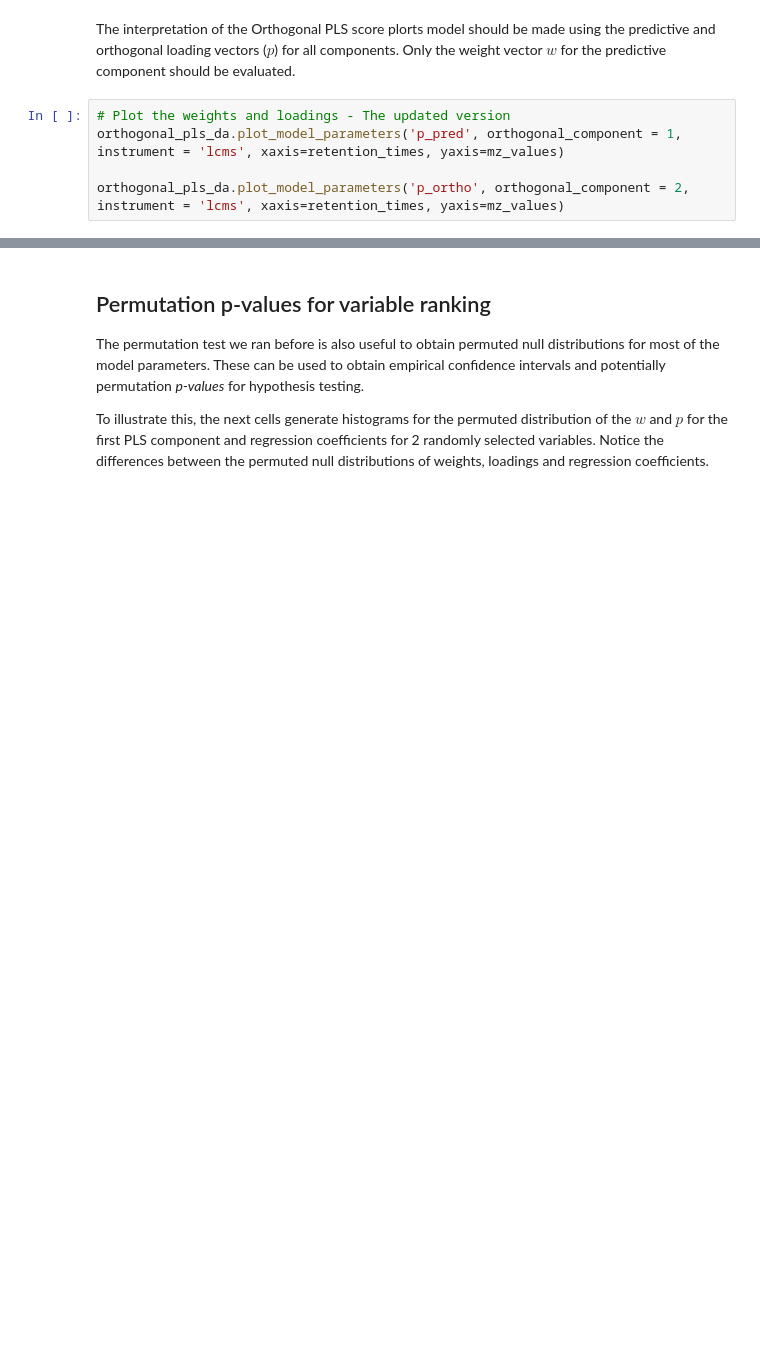
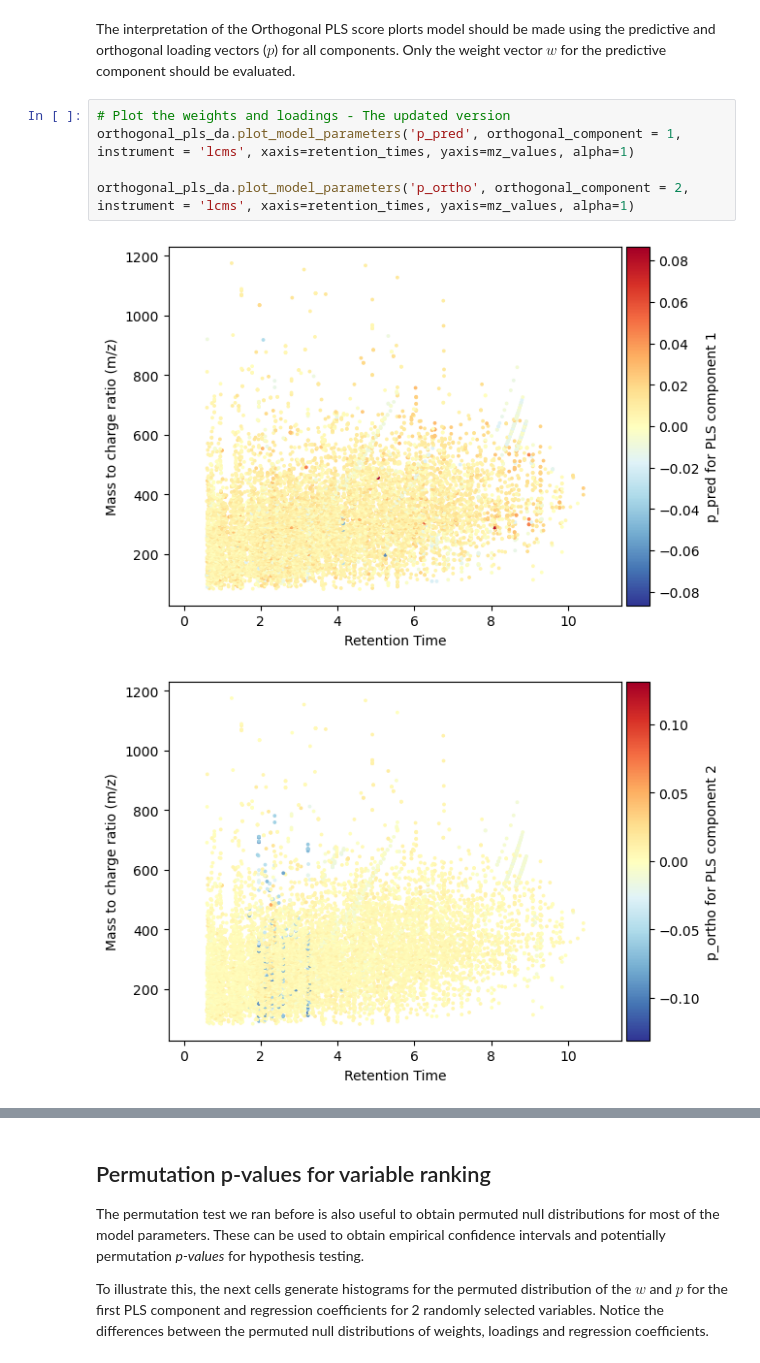
Before and after one commit to IPTC-DataAnalysisCourse/chemometrics-tutorials, a Jupyter notebook: Multivariate Analysis - Supervised Analysis with PLS-DA.ipynb, the cells around one changed output, grey strips where cells are left out. Cells and saved outputs as stored; diff of their text form; blank space fills up the shorter version.

```diff
--- a/Multivariate Analysis - Supervised Analysis with PLS-DA.ipynb
+++ b/Multivariate Analysis - Supervised Analysis with PLS-DA.ipynb
@@ -425,9 +495,12 @@ orthogonal_pls_da.plot_scores(color=y_no_outliers, orthogonal_component=1, discr
 The interpretation of the Orthogonal PLS score plorts model should be made using the predictive and orthogonal loading vectors ($p$) for all components. Only the weight vector $w$ for the predictive component should be evaluated.
 # %%
 # Plot the weights and loadings - The updated version
-orthogonal_pls_da.plot_model_parameters('p_pred', orthogonal_component = 1, instrument = 'lcms', xaxis=retention_times, yaxis=mz_values)
+orthogonal_pls_da.plot_model_parameters('p_pred', orthogonal_component = 1, instrument = 'lcms', xaxis=retention_times, yaxis=mz_values, alpha=1)
 
-orthogonal_pls_da.plot_model_parameters('p_ortho', orthogonal_component = 2, instrument = 'lcms', xaxis=retention_times, yaxis=mz_values)
+orthogonal_pls_da.plot_model_parameters('p_ortho', orthogonal_component = 2, instrument = 'lcms', xaxis=retention_times, yaxis=mz_values, alpha=1)
+# %% [output]
+[figure, added]
+[figure, added]
 # %%
 orthogonal_pls_da.plot_model_parameters('p_pred', orthogonal_component = 1)
 
```
Also changed, not shown: parts of 34 cells of this notebook, 4 other files.
